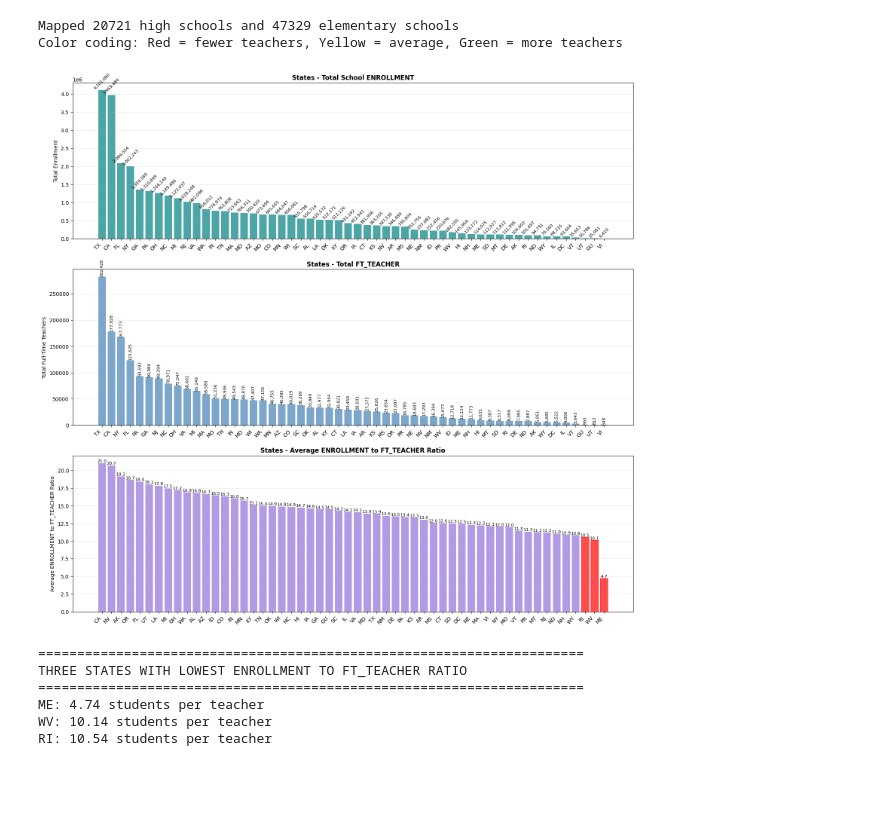
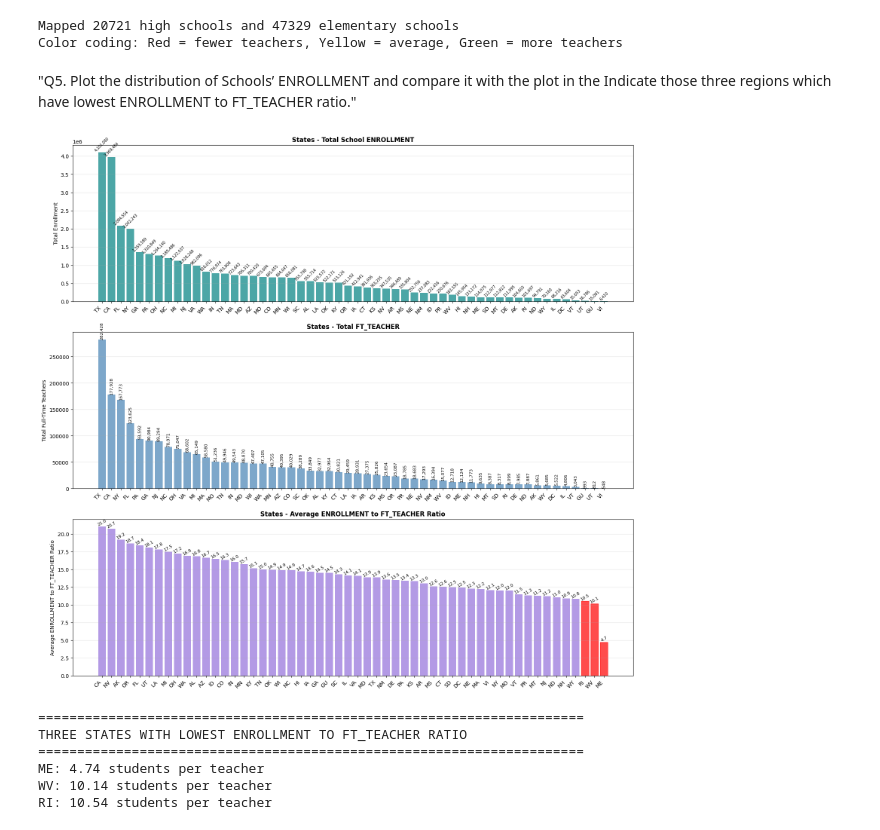
Before and after one commit to SimonRuskola/D7055E_Assignments, a Jupyter notebook: Assignment_2/main.ipynb, the cells around one changed output. Saved outputs shown, nothing was run; the diff lists cells and outputs as text; code cells hidden in the pictures; blank space fills up the shorter version.

```diff
--- a/Assignment_2/main.ipynb
+++ b/Assignment_2/main.ipynb
@@ -128,12 +128,9 @@ print("Color coding: Red = fewer teachers, Yellow = average, Green = more teache
 [figure]
 Mapped 20721 high schools and 47329 elementary schools
 Color coding: Red = fewer teachers, Yellow = average, Green = more teachers
+# %% [markdown]
+"Q5. Plot the distribution of Schools’ ENROLLMENT and compare it with the plot in the   Indicate those three regions which have lowest ENROLLMENT to FT_TEACHER ratio."
 # %%
-""" Q5. Plot the distribution of Schools' ENROLLMENT and compare it with q4.  Indicate those three regions which have lowest ENROLLMENT to
-FT_TEACHER ratio. """
-
-
-# plot the distribution of Schools' ENROLLMENT over states and enrollment to teacher ratio
 
 fig, (ax1, ax2, ax3) = plt.subplots(3, 1, figsize=(16, 15))
 
@@ -151,7 +148,7 @@ ax1.grid(True, alpha=0.3, axis='y')
 
 # Add value labels on bars
 for i, (idx, row) in enumerate(enrollment_by_state.iterrows()):
-   ax1.text(i, row['ENROLLMENT'], f"{row['ENROLLMENT']:,.0f}", ha='center', va='bottom', fontsize=8, rotation=45)
+   ax1.text(i, row['ENROLLMENT'], f"{row['ENROLLMENT']:,.0f}", ha='center', va='bottom', fontsize=7, rotation=45)
 
 # 2. Plot the distribution of Schools' FT_TEACHER over states
 teachers_by_state = schools_filtered.groupby('STATE')['FT_TEACHER'].sum().reset_index()
@@ -176,35 +173,35 @@ ratio_by_state = ratio_by_state.sort_values('ENROLLMENT_FT_TEACHER_RATIO', ascen
 
 x_pos3 = np.arange(len(ratio_by_state))
 bars3 = ax3.bar(x_pos3, ratio_by_state['ENROLLMENT_FT_TEACHER_RATIO'], color='mediumpurple', alpha=0.7)
 ax3.set_xticks(x_pos3)
 ax3.set_xticklabels(ratio_by_state['STATE'], rotation=45, ha='right')
 ax3.set_ylabel('Average ENROLLMENT to FT_TEACHER Ratio')
 ax3.set_title('States - Average ENROLLMENT to FT_TEACHER Ratio', fontsize=12, fontweight='bold')
 ax3.grid(True, alpha=0.3, axis='y')
 
 # Add value labels on bars
 for i, (idx, row) in enumerate(ratio_by_state.iterrows()):
-   ax3.text(i, row['ENROLLMENT_FT_TEACHER_RATIO'], f"{row['ENROLLMENT_FT_TEACHER_RATIO']:.1f}", ha='center', va='bottom', fontsize=8)
+   ax3.text(i, row['ENROLLMENT_FT_TEACHER_RATIO'], f"{row['ENROLLMENT_FT_TEACHER_RATIO']:.1f}", ha='center', va='bottom', fontsize=8, rotation=90)
 
 
 # Highlight The the three regions which have lowest ENROLLMENT to FT_TEACHER ratio
 bars3[-1].set_color('red')
 bars3[-2].set_color('red')
 bars3[-3].set_color('red')
 
 
 plt.tight_layout()
 plt.show()
 
 # Identify three states with lowest ENROLLMENT to FT_TEACHER ratio
 lowest_three = ratio_by_state.nsmallest(3, 'ENROLLMENT_FT_TEACHER_RATIO')
 print("\n" + "="*70)
 print("THREE STATES WITH LOWEST ENROLLMENT TO FT_TEACHER RATIO")
 print("="*70)
 for idx, row in lowest_three.iterrows():
     print(f"{row['STATE']}: {row['ENROLLMENT_FT_TEACHER_RATIO']:.2f} students per teacher")
 # %% [output]
-[figure, old version]
+[figure, new version]
 ======================================================================
 THREE STATES WITH LOWEST ENROLLMENT TO FT_TEACHER RATIO
 ======================================================================
```
